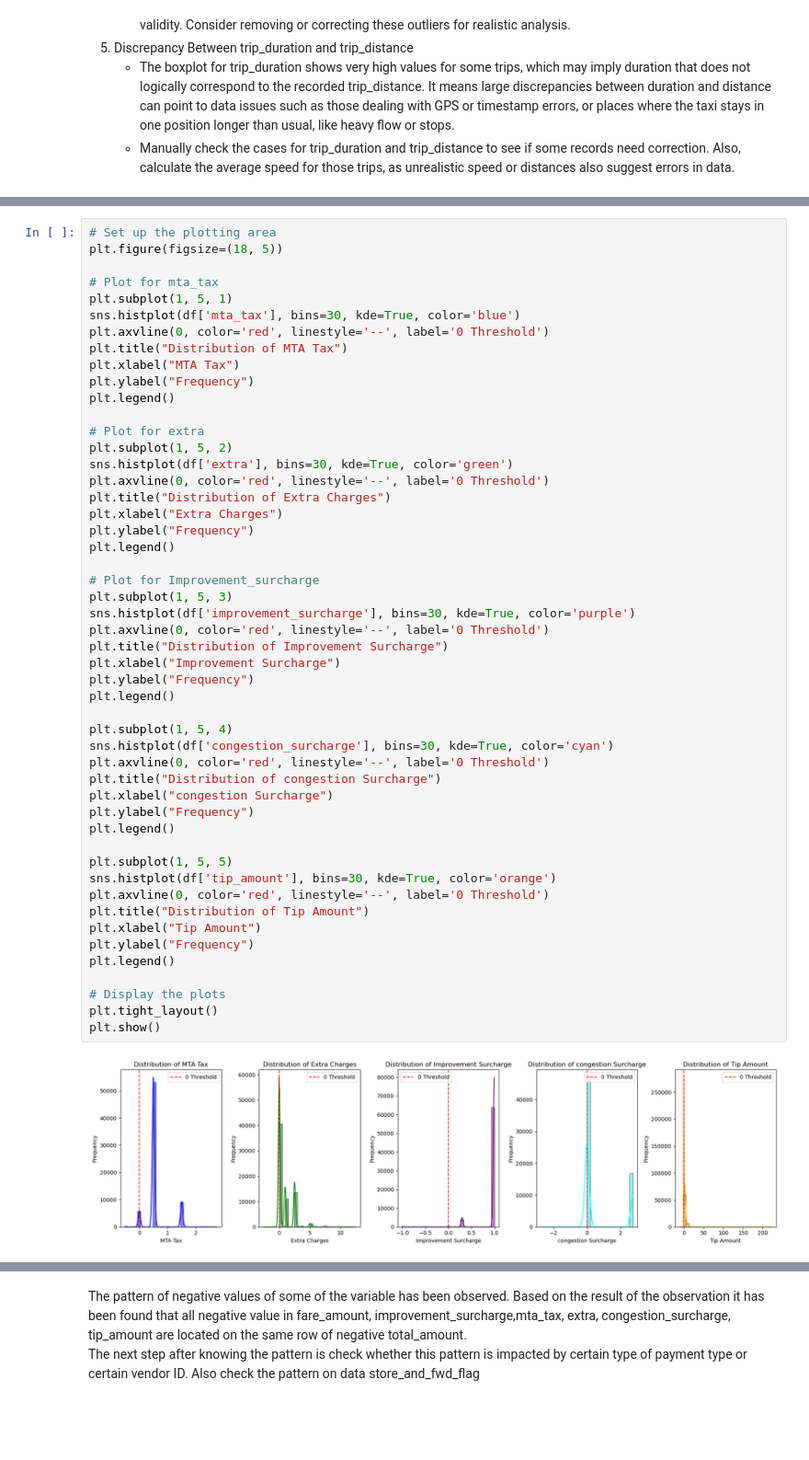
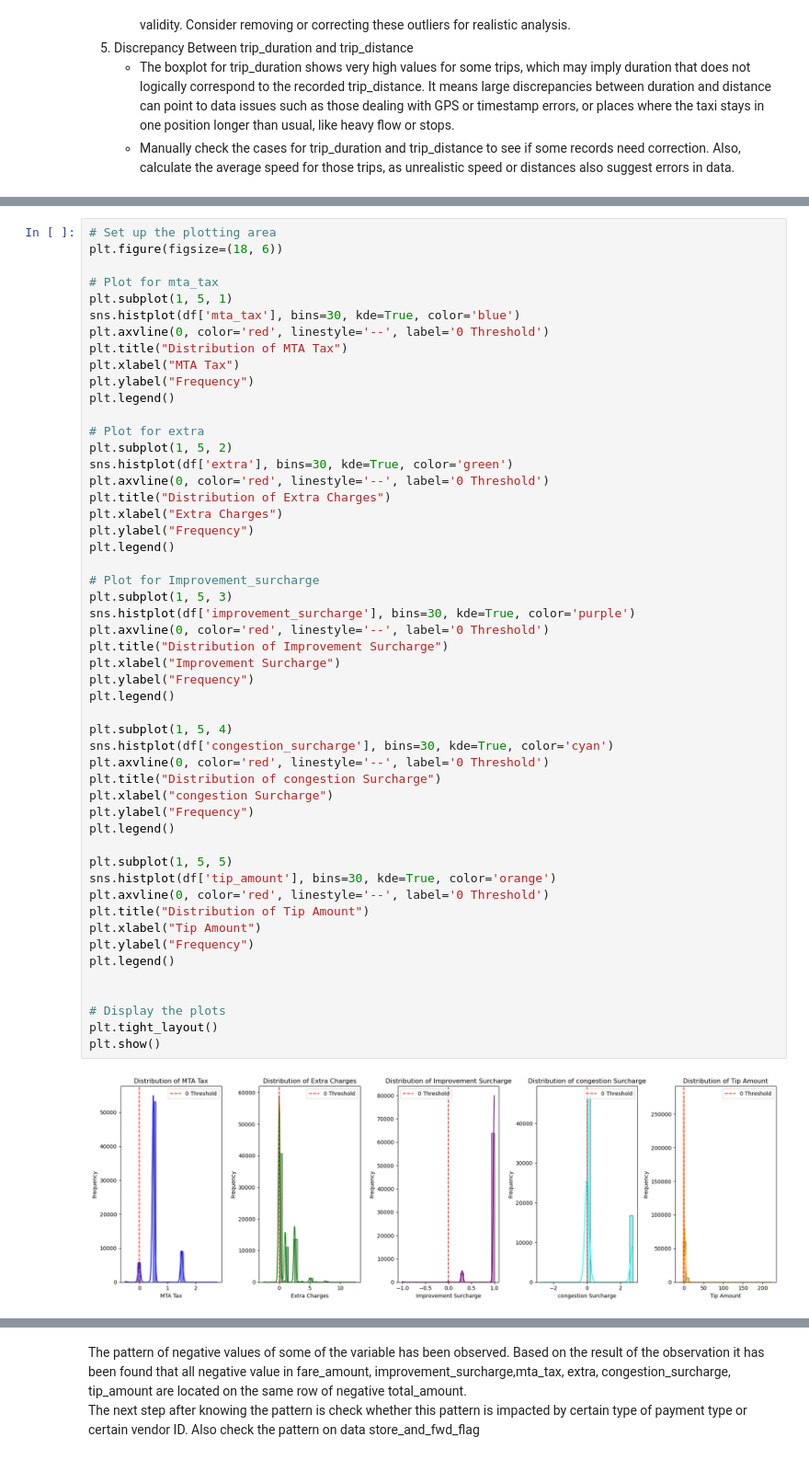
Before and after one commit to tdarum/NewYorkFleet, a Jupyter notebook: Capstone2Theresia-NYTaxi.ipynb, the cells around one changed output, grey strips where cells are left out. Shown at 92% size. Cells and saved outputs as stored; diff of their text form; blank space fills up the shorter version.

```diff
--- a/Capstone2Theresia-NYTaxi.ipynb
+++ b/Capstone2Theresia-NYTaxi.ipynb
@@ -343,7 +344,7 @@ Based on the boxplot above, there are some statements that can be explained :
 There are possibilities that the negative_value at fare_amount and total_amount is impacted by the negative value of other datas. So in this step the distribution and the number of the negative value of other data will be observed
 # %%
 # Set up the plotting area
-plt.figure(figsize=(18, 5))
+plt.figure(figsize=(18, 6))
 
 # Plot for mta_tax
 plt.subplot(1, 5, 1)
@@ -365,32 +366,33 @@ plt.legend()
 
 # Plot for Improvement_surcharge
 plt.subplot(1, 5, 3)
 sns.histplot(df['improvement_surcharge'], bins=30, kde=True, color='purple')
 plt.axvline(0, color='red', linestyle='--', label='0 Threshold')
 plt.title("Distribution of Improvement Surcharge")
 plt.xlabel("Improvement Surcharge")
 plt.ylabel("Frequency")
 plt.legend()
 
 plt.subplot(1, 5, 4)
 sns.histplot(df['congestion_surcharge'], bins=30, kde=True, color='cyan')
 plt.axvline(0, color='red', linestyle='--', label='0 Threshold')
 plt.title("Distribution of congestion Surcharge")
 plt.xlabel("congestion Surcharge")
 plt.ylabel("Frequency")
 plt.legend()
 
 plt.subplot(1, 5, 5)
 sns.histplot(df['tip_amount'], bins=30, kde=True, color='orange')
 plt.axvline(0, color='red', linestyle='--', label='0 Threshold')
 plt.title("Distribution of Tip Amount")
 plt.xlabel("Tip Amount")
 plt.ylabel("Frequency")
 plt.legend()
 
+
 # Display the plots
 plt.tight_layout()
 plt.show()
 # %% [output]
-[figure, old version]
+[figure, new version]
 # %% [markdown]
```
Also changed, not shown: parts of 30 cells of this notebook.
